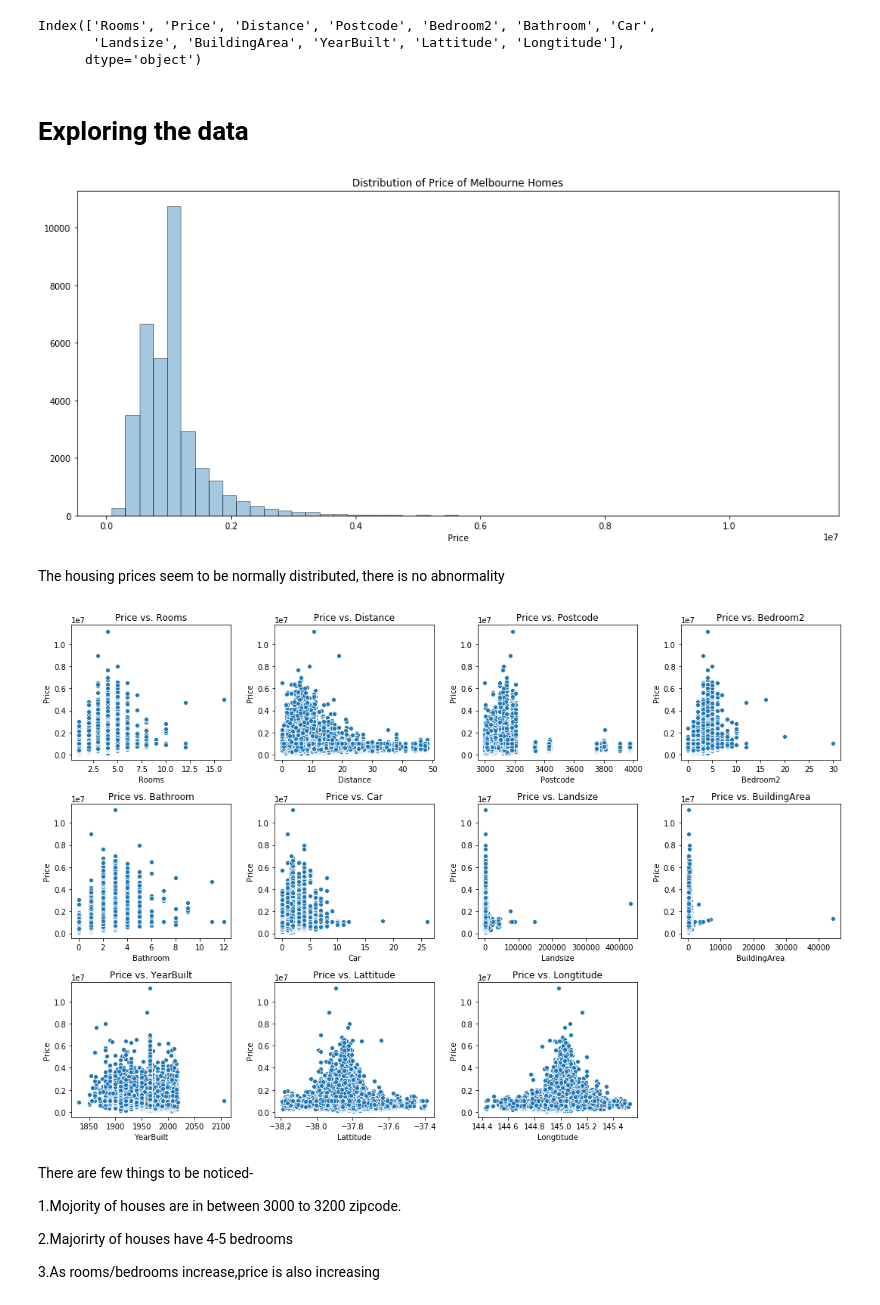
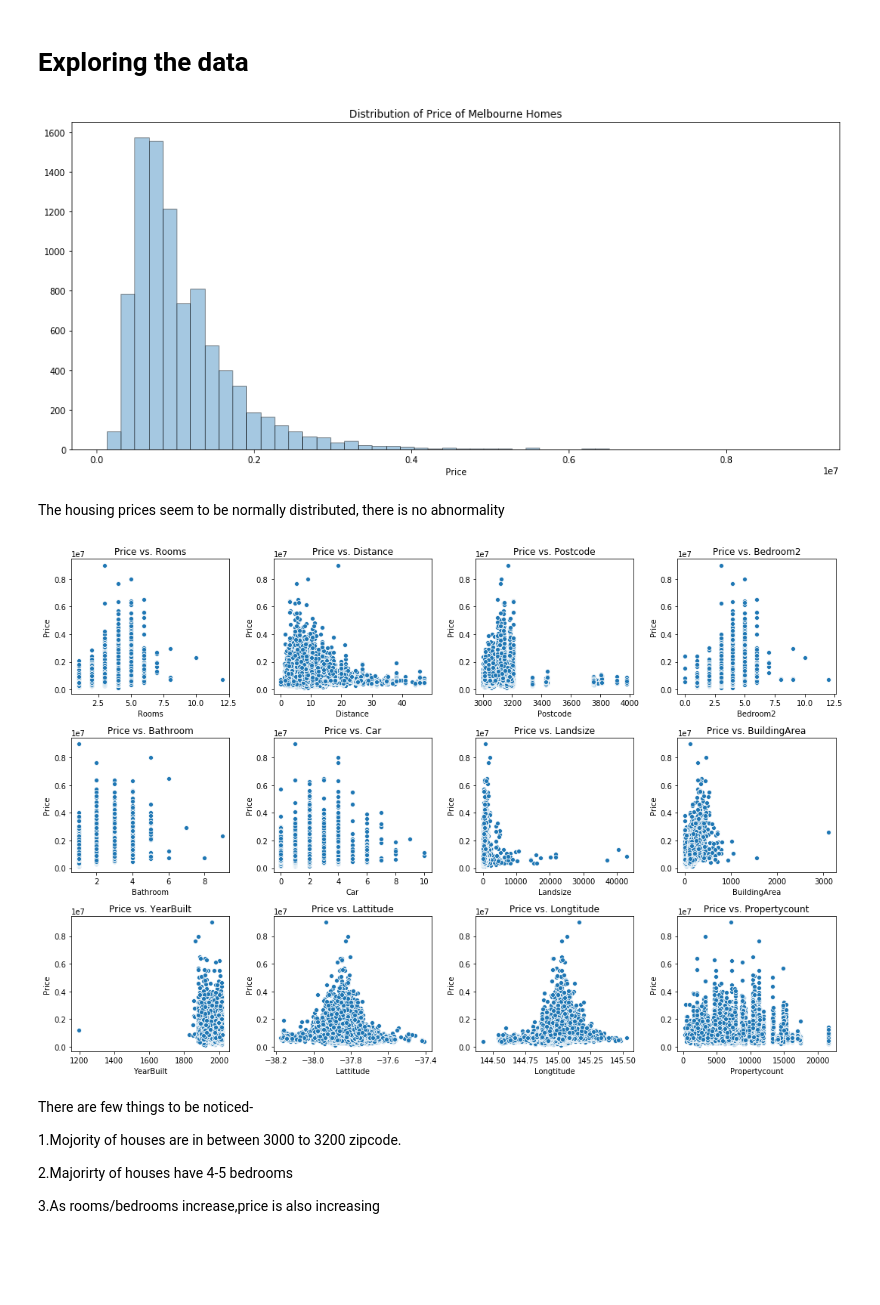
Before and after one commit to ankushkhaj/Data-science, a Jupyter notebook: 3.6.4_Melbourne Housing Market.ipynb, the cells around one changed output. Cells and saved outputs as stored; diff of their text form; code cells hidden in the pictures; blank space fills up the shorter version.

```diff
--- a/3.6.4_Melbourne Housing Market.ipynb
+++ b/3.6.4_Melbourne Housing Market.ipynb
@@ -100,4 +69,0 @@ memory usage: 5.6+ MB
-# %%
-#Filling in NA values for bedroom and bathroom
-data['Bedroom2'].fillna((data['Rooms']), inplace=True)
-data['Bathroom'].fillna((data['Rooms']-1), inplace=True)
@@ -113,9 +70,13 @@ Name: Price, dtype: float64
-# %%
-data=data.drop(data['YearBuilt'].idxmin(),axis=0)
 # %%
-data['YearBuilt'].fillna((data['YearBuilt'].mean()), inplace=True)
-data['Postcode'].fillna((data['Postcode'].mean()), inplace=True)
-data['Distance'].fillna((data['Distance'].mean()), inplace=True)
+'''# data['Price'].fillna(data['Price'].mean()).head()
+#data=data.drop(data['YearBuilt'].idxmin(),axis=0)
+#data['Bedroom2'].fillna((data['Rooms']), inplace=True)
+#data['Bathroom'].fillna((data['Rooms']-1), inplace=True)
+#data['Bathroom']=np.where(data['Bathroom']==0,1,data['Bathroom'])
+#Mean in empty rows
+#data['YearBuilt'].fillna((data['YearBuilt'].mean()), inplace=True)
+#data['Postcode'].fillna((data['Postcode'].mean()), inplace=True)
+#data['Distance'].fillna((data['Distance'].mean()), inplace=True)
 #Fill car with mean data.
 data['Car'].fillna((data['Car'].mean()), inplace=True)
 #Fill Lattitude and Longtitude with the row above.
@@ -126,6 +87,10 @@ data['Longtitude'].fillna(method='ffill', inplace=True)
 data['Landsize'].fillna((data['Landsize'].median()), inplace=True)
 data['BuildingArea'].fillna((data['BuildingArea'].median()), inplace=True)
 data['Price'].fillna((data['Price'].mean()), inplace=True)
+#data['BuildingArea'] = df['BuildingArea'].map(lambda x: x if x>0 else 0)'''
+
+data['House Age']=(2019-data['YearBuilt'])
+data=pd.get_dummies(data.drop(['Address', 'SellerG', 'Date','Landsize','BuildingArea'], 1)).dropna(0)
 # %%
 print(data.columns)
 # %% [output]
@@ -137,7 +107,0 @@ Index(['Suburb', 'Address', 'Rooms', 'Type', 'Price', 'Method', 'SellerG',
-# %%
-data1=data.drop(['Suburb','Address','SellerG','Date','CouncilArea','Regionname', 'Propertycount','Type','Method'],axis=1)
-data1.columns
-# %% [output]
-Index(['Rooms', 'Price', 'Distance', 'Postcode', 'Bedroom2', 'Bathroom', 'Car',
-       'Landsize', 'BuildingArea', 'YearBuilt', 'Lattitude', 'Longtitude'],
-      dtype='object')
@@ -147,26 +109,29 @@ data2=data1.drop(['Price'],axis=1)
 # Exploring the data
 # %%
 plt.figure(figsize=(16,7))
-sns.distplot(data1['Price'], kde = False,hist_kws=dict(edgecolor="k"))
+sns.distplot(data['Price'], kde = False,hist_kws=dict(edgecolor="k"))
 plt.title('Distribution of Price of Melbourne Homes')
 plt.show()
 # %% [output]
-[figure, old version]
+[figure, new version]
 # %% [markdown]
 The housing prices seem to be normally distributed, there is no abnormality
 # %%
+data1=data[['Rooms','Distance','Postcode','Bedroom2','Bathroom','Car','Landsize','BuildingArea','YearBuilt','Lattitude','Longtitude','Propertycount']]
 plt.figure(figsize=(15,10))
 i=1
-for col in data2.columns:
+for col in data1.columns:
     plt.subplot(3,4,i)
-    sns.scatterplot(data2[col],data1['Price'])
+    sns.scatterplot(data1[col],data['Price'])
     plt.xlabel(col)
     plt.ylabel('Price')
     plt.title('Price vs. {}'.format(col))
     i+=1
+
 plt.tight_layout()
+plt.show()
 # %% [output]
-[figure, old version]
+[figure, new version]
 # %% [markdown]
 There are few things to be noticed-
 
```
Also changed, not shown: parts of 207 cells of this notebook.
